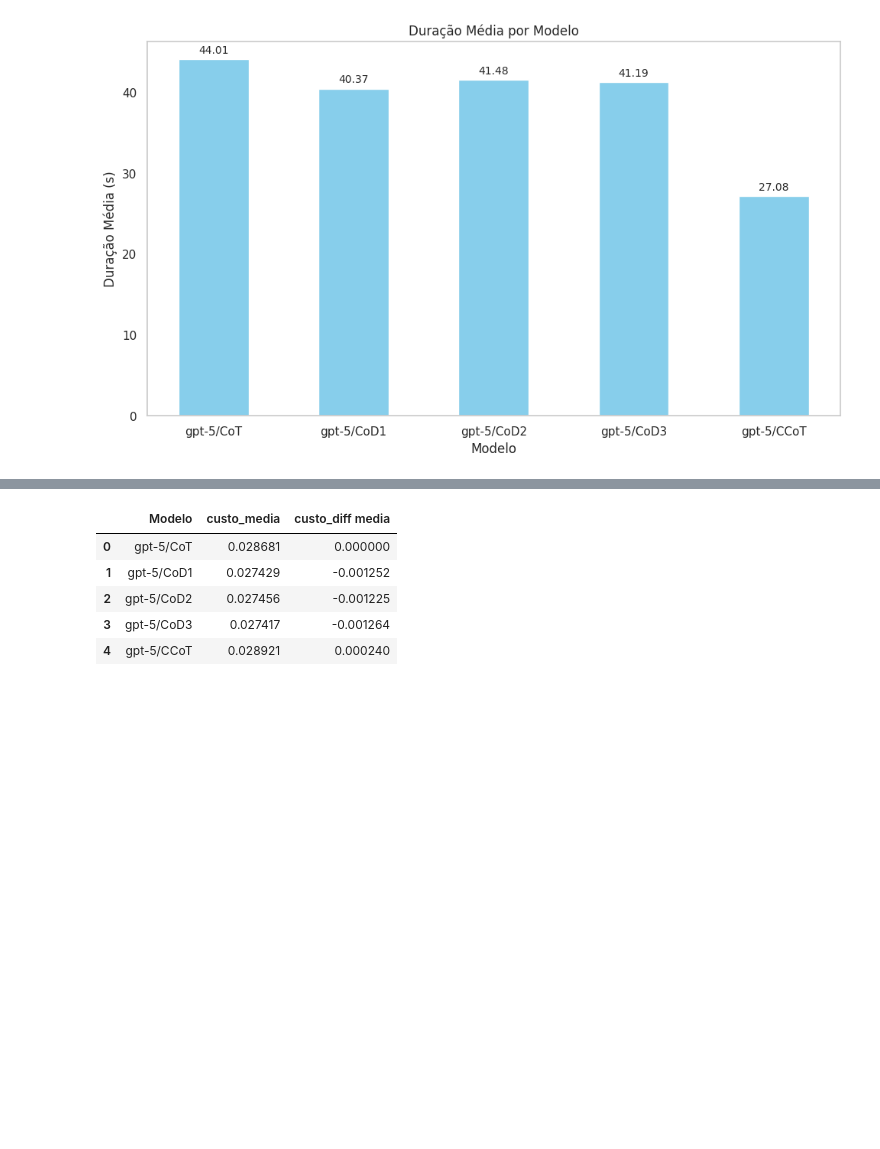
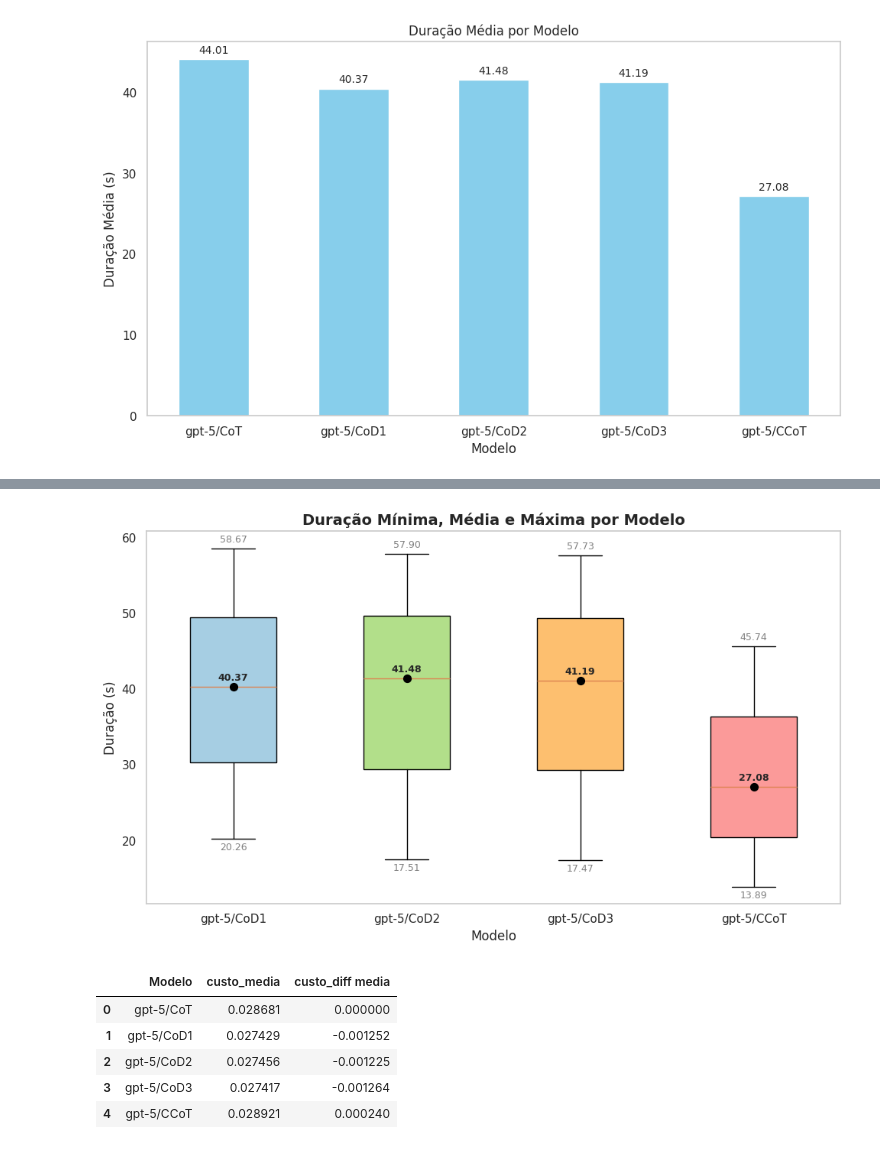
Before and after one commit to Lariiuki/ASGI, a Jupyter notebook: Imagem_analise2.ipynb, the cells around one changed output, grey strips where cells are left out. Drawn from its saved outputs; the diff is of its cells as text; code cells hidden in the pictures; blank space fills up the shorter version.

```diff
--- a/Imagem_analise2.ipynb
+++ b/Imagem_analise2.ipynb
@@ -47,3 +83,48 @@ plt.show()
+# %%
+# Filtrar para remover o modelo CoT
+df_filtered = df[df["Modelo"] != "gpt-5/CoT"].reset_index(drop=True)
+
+# Preparar dados: cada lista contém min, media, max
+data = []
+for i, row in df_filtered.iterrows():
+    data.append([row["duration_minimo"], row["duration_medio"], row["duration_maximo"]])
+
+plt.figure(figsize=(10,6))
+
+# Boxplot (customizado)
+box = plt.boxplot(data, positions=np.arange(len(df_filtered)), widths=0.5, patch_artist=True,
+                  showmeans=False, showfliers=False, whis=[0, 100])  # whis para min/max
+
+# Cores suaves para cada box
+colors = ['#A6CEE3', '#B2DF8A', '#FDBF6F', '#FB9A99']
+for patch, color in zip(box['boxes'], colors):
+    patch.set_facecolor(color)
+
+# Marcar a média como bolinha e adicionar valores
+for i, row in enumerate(df_filtered.itertuples()):
+    # Média
+    plt.scatter(i, row.duration_medio, color='black', s=50, zorder=3)
+    plt.text(i, row.duration_medio + 0.5, f"{row.duration_medio:.2f}", ha='center', va='bottom', fontsize=9, fontweight='bold')
+
+    # Mínimo
+    plt.text(i, row.duration_minimo - 0.5, f"{row.duration_minimo:.2f}", ha='center', va='top', fontsize=9, color='gray')
+
+    # Máximo
+    plt.text(i, row.duration_maximo + 0.5, f"{row.duration_maximo:.2f}", ha='center', va='bottom', fontsize=9, color='gray')
+
+# Rótulos do eixo X
+plt.xticks(np.arange(len(df_filtered)), df_filtered["Modelo"], rotation=0, ha='center')
+
+# Labels e título
+plt.ylabel('Duração (s)')
+plt.xlabel('Modelo')
+plt.title('Duração Mínima, Média e Máxima por Modelo', fontsize=14, fontweight='bold')
+
+plt.grid(False)
+plt.tight_layout()
+plt.show()
+# %% [output]
+[figure, added]
 # %%
 df["custo_diff media"] = df["custo_diff media"].str.replace(',', '.').astype(float)
 # %%
```
Also changed, not shown: parts of 2 cells of this notebook.
